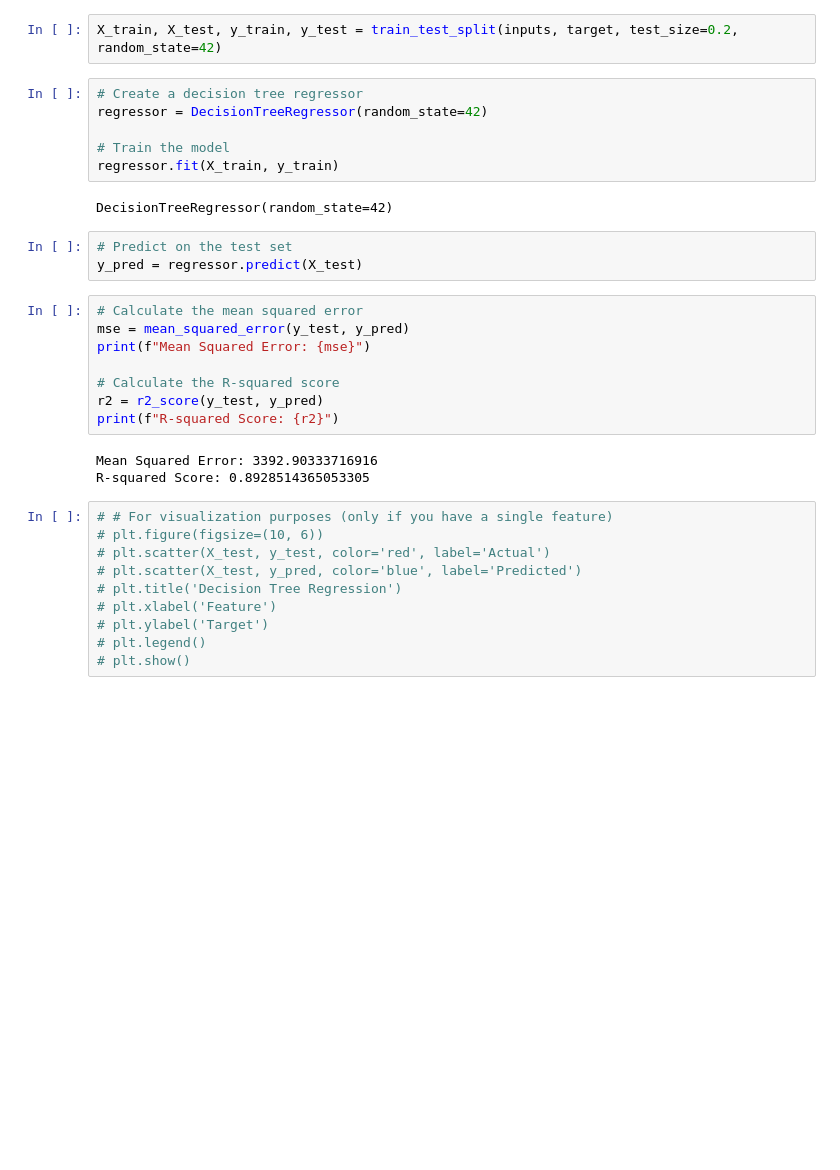
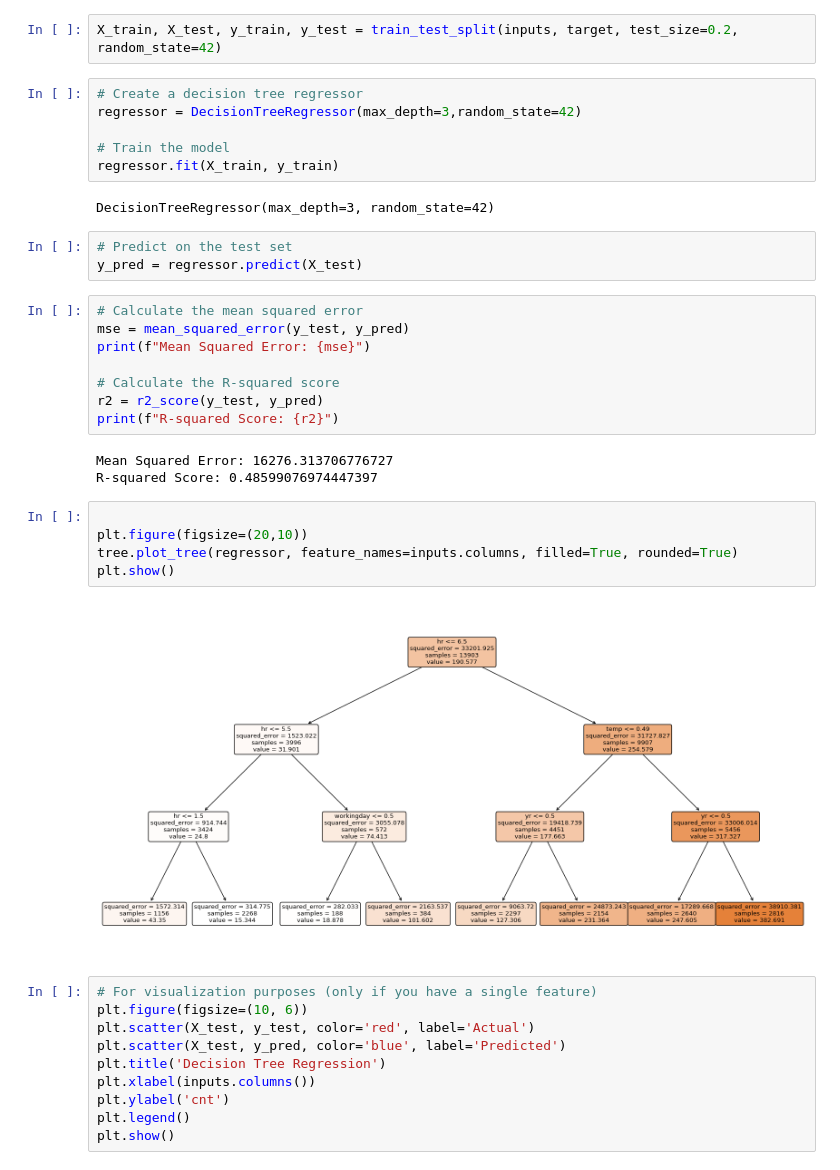
Before and after one commit to ntdat19122002/chuyen_de_httt, a Jupyter notebook: bike_sharing.ipynb, the cells around one changed output. Saved outputs shown, nothing was run; the diff lists cells and outputs as text; blank space fills up the shorter version.

```diff
--- a/bike_sharing.ipynb
+++ b/bike_sharing.ipynb
@@ -56,12 +57,12 @@ target
 X_train, X_test, y_train, y_test = train_test_split(inputs, target, test_size=0.2, random_state=42)
 # %%
 # Create a decision tree regressor
-regressor = DecisionTreeRegressor(random_state=42)
+regressor = DecisionTreeRegressor(max_depth=3,random_state=42)
 
 # Train the model
 regressor.fit(X_train, y_train)
 # %% [output]
-DecisionTreeRegressor(random_state=42)
+DecisionTreeRegressor(max_depth=3, random_state=42)
 # %%
 # Predict on the test set
 y_pred = regressor.predict(X_test)
@@ -74,15 +75,22 @@ print(f"Mean Squared Error: {mse}")
 r2 = r2_score(y_test, y_pred)
 print(f"R-squared Score: {r2}")
 # %% [output]
-Mean Squared Error: 3392.90333716916
-R-squared Score: 0.8928514365053305
+Mean Squared Error: 16276.313706776727
+R-squared Score: 0.48599076974447397
+# %%
+
+plt.figure(figsize=(20,10))
+tree.plot_tree(regressor, feature_names=inputs.columns, filled=True, rounded=True)
+plt.show()
+# %% [output]
+[figure, added]
 # %%
-# # For visualization purposes (only if you have a single feature)
-# plt.figure(figsize=(10, 6))
-# plt.scatter(X_test, y_test, color='red', label='Actual')
-# plt.scatter(X_test, y_pred, color='blue', label='Predicted')
-# plt.title('Decision Tree Regression')
-# plt.xlabel('Feature')
-# plt.ylabel('Target')
-# plt.legend()
-# plt.show()
+# For visualization purposes (only if you have a single feature)
+plt.figure(figsize=(10, 6))
+plt.scatter(X_test, y_test, color='red', label='Actual')
+plt.scatter(X_test, y_pred, color='blue', label='Predicted')
+plt.title('Decision Tree Regression')
+plt.xlabel(inputs.columns())
+plt.ylabel('cnt')
+plt.legend()
+plt.show()
```
Also changed, not shown: parts of 1 cell of this notebook, 1 other file.
